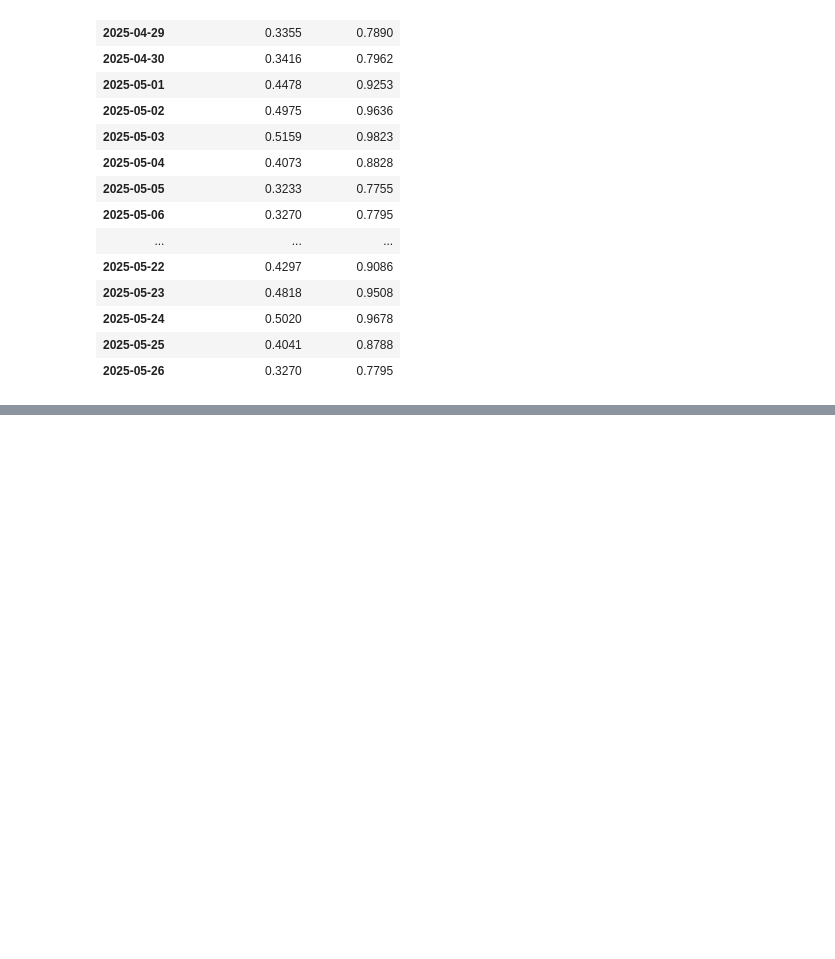
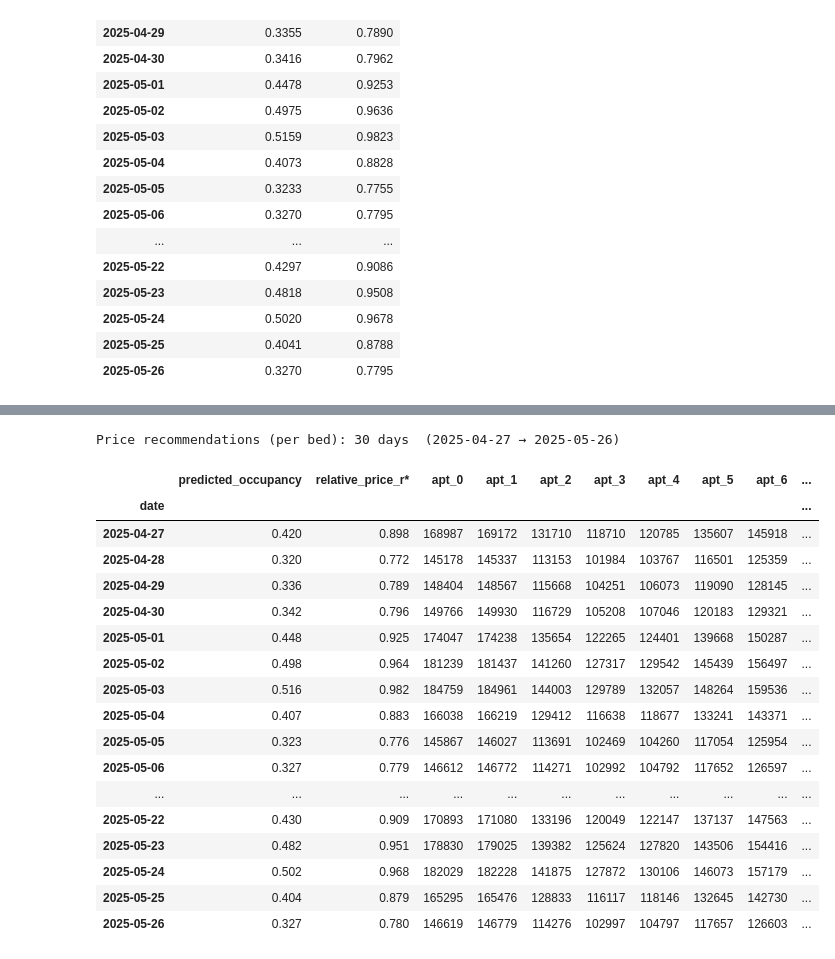
Before and after one commit to jednorukypilot/thesis, a Jupyter notebook: python/model_pipeline.ipynb, the cells around one changed output, grey strips where cells are left out. Cells and saved outputs as stored; diff of their text form; code cells hidden in the pictures; blank space fills up the shorter version.

```diff
--- a/python/model_pipeline.ipynb
+++ b/python/model_pipeline.ipynb
@@ -585,0 +336,36 @@ Apartment 7 — first 30 forecast days (α=0.5)
+# %%
+# Price recommendation table: nightly price per bed per apartment for the forecast horizon
+apt_cols = [c for c in recommendations.columns if c.startswith('apt_') and c.endswith('_price')]
+apt_ids  = [int(c.split('_')[1]) for c in apt_cols]
+
+price_table = pd.DataFrame(index=recommendations.index)
+price_table.index.name = 'date'
+price_table['predicted_occupancy'] = recommendations['predicted_occupancy'].round(3)
+price_table['relative_price_r*']   = recommendations['relative_price'].round(3)
+
+for col, aid in zip(apt_cols, apt_ids):
+    price_table[f'apt_{aid}'] = recommendations[col].round(0).astype(int)
+
+print(f"Price recommendations (per bed): {len(price_table)} days  "
+      f"({price_table.index[0].date()} → {price_table.index[-1].date()})")
+price_table
+# %% [output]
+Price recommendations (per bed): 30 days  (2025-04-27 → 2025-05-26)
+|  | predicted_occupancy | relative_price_r* | apt_0 | apt_1 | apt_2 | apt_3 | apt_4 | apt_5 | apt_6 | ... |
+| date |  |  |  |  |  |  |  |  |  | ... |
+| 2025-04-27 | 0.420 | 0.898 | 168987 | 169172 | 131710 | 118710 | 120785 | 135607 | 145918 | ... |
+| 2025-04-28 | 0.320 | 0.772 | 145178 | 145337 | 113153 | 101984 | 103767 | 116501 | 125359 | ... |
+| 2025-04-29 | 0.336 | 0.789 | 148404 | 148567 | 115668 | 104251 | 106073 | 119090 | 128145 | ... |
+| 2025-04-30 | 0.342 | 0.796 | 149766 | 149930 | 116729 | 105208 | 107046 | 120183 | 129321 | ... |
+| 2025-05-01 | 0.448 | 0.925 | 174047 | 174238 | 135654 | 122265 | 124401 | 139668 | 150287 | ... |
+| 2025-05-02 | 0.498 | 0.964 | 181239 | 181437 | 141260 | 127317 | 129542 | 145439 | 156497 | ... |
+| 2025-05-03 | 0.516 | 0.982 | 184759 | 184961 | 144003 | 129789 | 132057 | 148264 | 159536 | ... |
+| 2025-05-04 | 0.407 | 0.883 | 166038 | 166219 | 129412 | 116638 | 118677 | 133241 | 143371 | ... |
+| 2025-05-05 | 0.323 | 0.776 | 145867 | 146027 | 113691 | 102469 | 104260 | 117054 | 125954 | ... |
+| 2025-05-06 | 0.327 | 0.779 | 146612 | 146772 | 114271 | 102992 | 104792 | 117652 | 126597 | ... |
+| ... | ... | ... | ... | ... | ... | ... | ... | ... | ... | ... |
+| 2025-05-22 | 0.430 | 0.909 | 170893 | 171080 | 133196 | 120049 | 122147 | 137137 | 147563 | ... |
+| 2025-05-23 | 0.482 | 0.951 | 178830 | 179025 | 139382 | 125624 | 127820 | 143506 | 154416 | ... |
+| 2025-05-24 | 0.502 | 0.968 | 182029 | 182228 | 141875 | 127872 | 130106 | 146073 | 157179 | ... |
+| 2025-05-25 | 0.404 | 0.879 | 165295 | 165476 | 128833 | 116117 | 118146 | 132645 | 142730 | ... |
+| 2025-05-26 | 0.327 | 0.780 | 146619 | 146779 | 114276 | 102997 | 104797 | 117657 | 126603 | ... |
```
Also changed, not shown: parts of 10 cells of this notebook, 1 other file.
